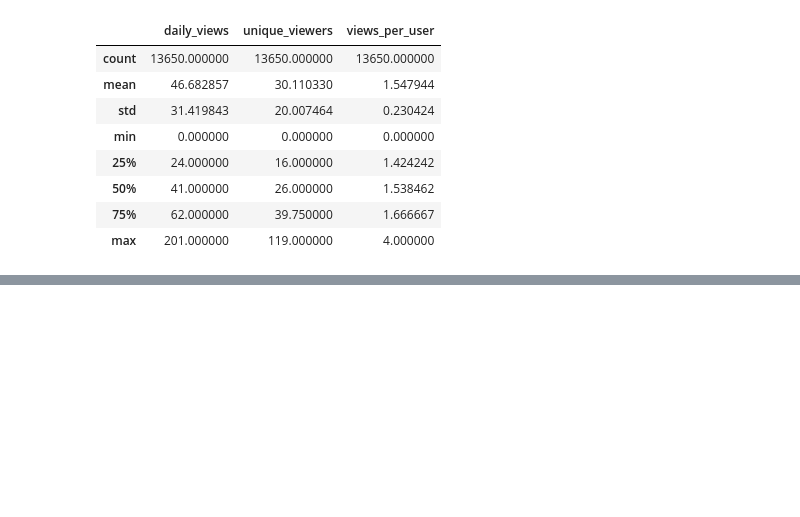
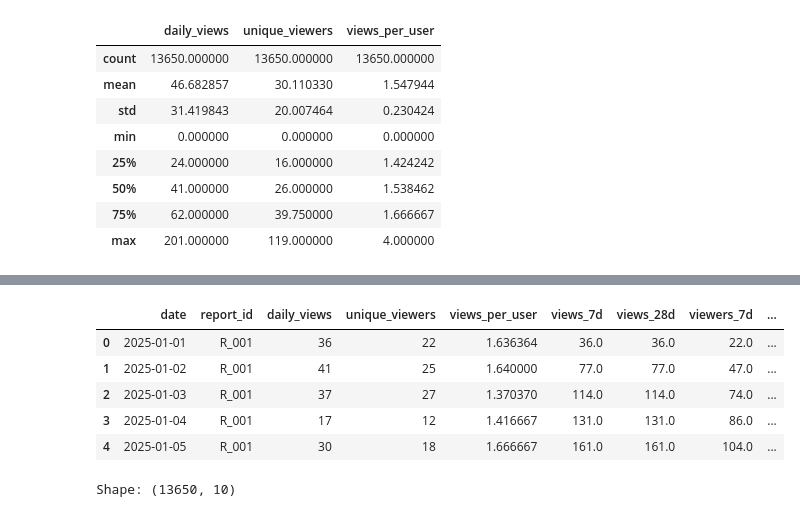
Before and after one commit to MasegoM94/report-usage-forecasting, a Jupyter notebook: notebooks/05_feature_engineering.ipynb, the cells around one changed output, grey strips where cells are left out. Saved outputs shown, nothing was run; the diff lists cells and outputs as text; code cells hidden in the pictures; blank space fills up the shorter version.

```diff
--- a/notebooks/05_feature_engineering.ipynb
+++ b/notebooks/05_feature_engineering.ipynb
@@ -179,0 +201,13 @@ display(summary_stats)
+# %%
+mart_report_daily_adoption_ts = add_time_series_usage_features(mart_report_daily_adoption)
+
+display(mart_report_daily_adoption_ts.head())
+print("Shape:", mart_report_daily_adoption_ts.shape)
+# %% [output]
+|  | date | report_id | daily_views | unique_viewers | views_per_user | views_7d | views_28d | viewers_7d | ... |
+| 0 | 2025-01-01 | R_001 | 36 | 22 | 1.636364 | 36.0 | 36.0 | 22.0 | ... |
+| 1 | 2025-01-02 | R_001 | 41 | 25 | 1.640000 | 77.0 | 77.0 | 47.0 | ... |
+| 2 | 2025-01-03 | R_001 | 37 | 27 | 1.370370 | 114.0 | 114.0 | 74.0 | ... |
+| 3 | 2025-01-04 | R_001 | 17 | 12 | 1.416667 | 131.0 | 131.0 | 86.0 | ... |
+| 4 | 2025-01-05 | R_001 | 30 | 18 | 1.666667 | 161.0 | 161.0 | 104.0 | ... |
+Shape: (13650, 10)
```
Also changed, not shown: parts of 11 cells of this notebook, 2 other files.
